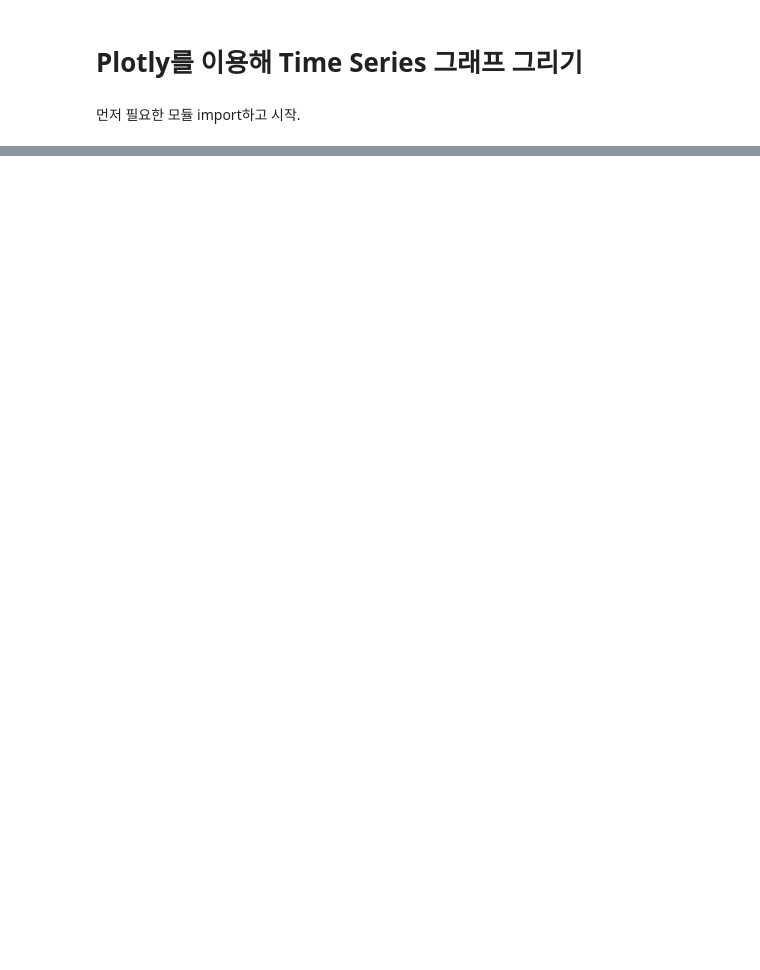
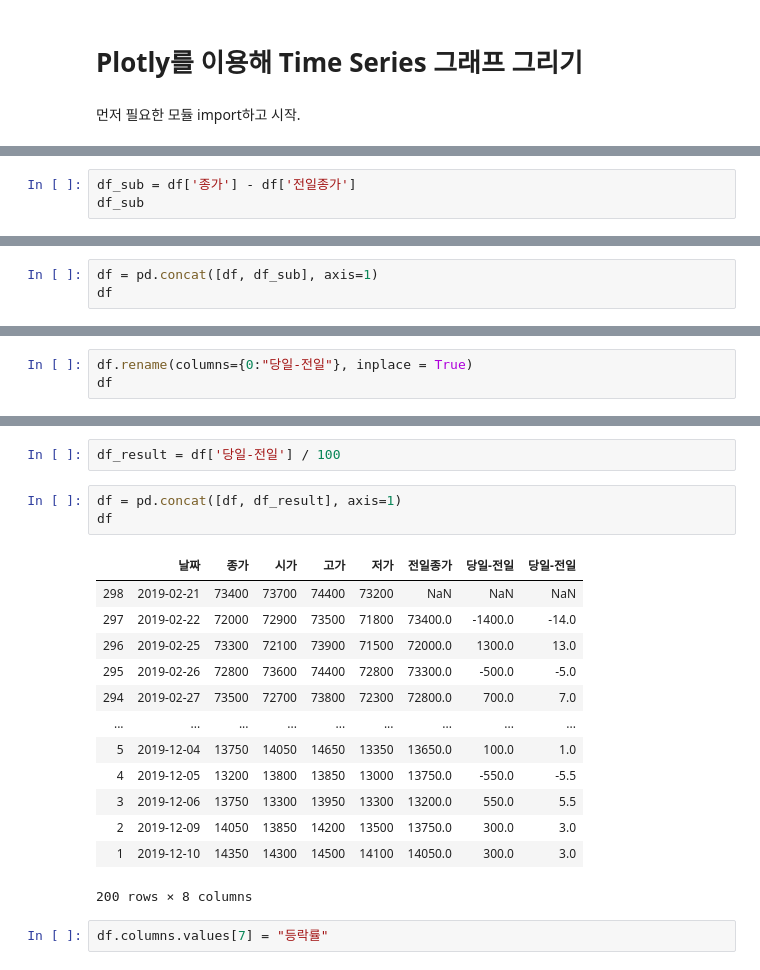
Before and after one commit to Jayden-Cho/Study-note, a Jupyter notebook: Finance Analysis/Pandas를 이용한 Naver금융에서 주식데이터 가져오기.ipynb, the cells around one changed output, grey strips where cells are left out. Cells and saved outputs as stored; diff of their text form; blank space fills up the shorter version.

```diff
--- a/Finance Analysis/Pandas를 이용한 Naver금융에서 주식데이터 가져오기.ipynb
+++ b/Finance Analysis/Pandas를 이용한 Naver금융에서 주식데이터 가져오기.ipynb
@@ -358,0 +369,3 @@ code_df.head()
+# %%
+df_sub = df['종가'] - df['전일종가']
+df_sub
@@ -358,0 +385,3 @@ code_df.head()
+# %%
+df = pd.concat([df, df_sub], axis=1)
+df
@@ -358,0 +402,3 @@ code_df.head()
+# %%
+df.rename(columns={0:"당일-전일"}, inplace = True)
+df
@@ -358,0 +419,21 @@ code_df.head()
+# %%
+df_result = df['당일-전일'] / 100
+# %%
+df = pd.concat([df, df_result], axis=1)
+df
+# %% [output]
+|  | 날짜 | 종가 | 시가 | 고가 | 저가 | 전일종가 | 당일-전일 | 당일-전일 |
+| 298 | 2019-02-21 | 73400 | 73700 | 74400 | 73200 | NaN | NaN | NaN |
+| 297 | 2019-02-22 | 72000 | 72900 | 73500 | 71800 | 73400.0 | -1400.0 | -14.0 |
+| 296 | 2019-02-25 | 73300 | 72100 | 73900 | 71500 | 72000.0 | 1300.0 | 13.0 |
+| 295 | 2019-02-26 | 72800 | 73600 | 74400 | 72800 | 73300.0 | -500.0 | -5.0 |
+| 294 | 2019-02-27 | 73500 | 72700 | 73800 | 72300 | 72800.0 | 700.0 | 7.0 |
+| ... | ... | ... | ... | ... | ... | ... | ... | ... |
+| 5 | 2019-12-04 | 13750 | 14050 | 14650 | 13350 | 13650.0 | 100.0 | 1.0 |
+| 4 | 2019-12-05 | 13200 | 13800 | 13850 | 13000 | 13750.0 | -550.0 | -5.5 |
+| 3 | 2019-12-06 | 13750 | 13300 | 13950 | 13300 | 13200.0 | 550.0 | 5.5 |
+| 2 | 2019-12-09 | 14050 | 13850 | 14200 | 13500 | 13750.0 | 300.0 | 3.0 |
+| 1 | 2019-12-10 | 14350 | 14300 | 14500 | 14100 | 14050.0 | 300.0 | 3.0 |
+200 rows × 8 columns
+# %%
+df.columns.values[7] = "등락률"
```
Also changed, not shown: parts of 25 cells of this notebook, 19 other files.
